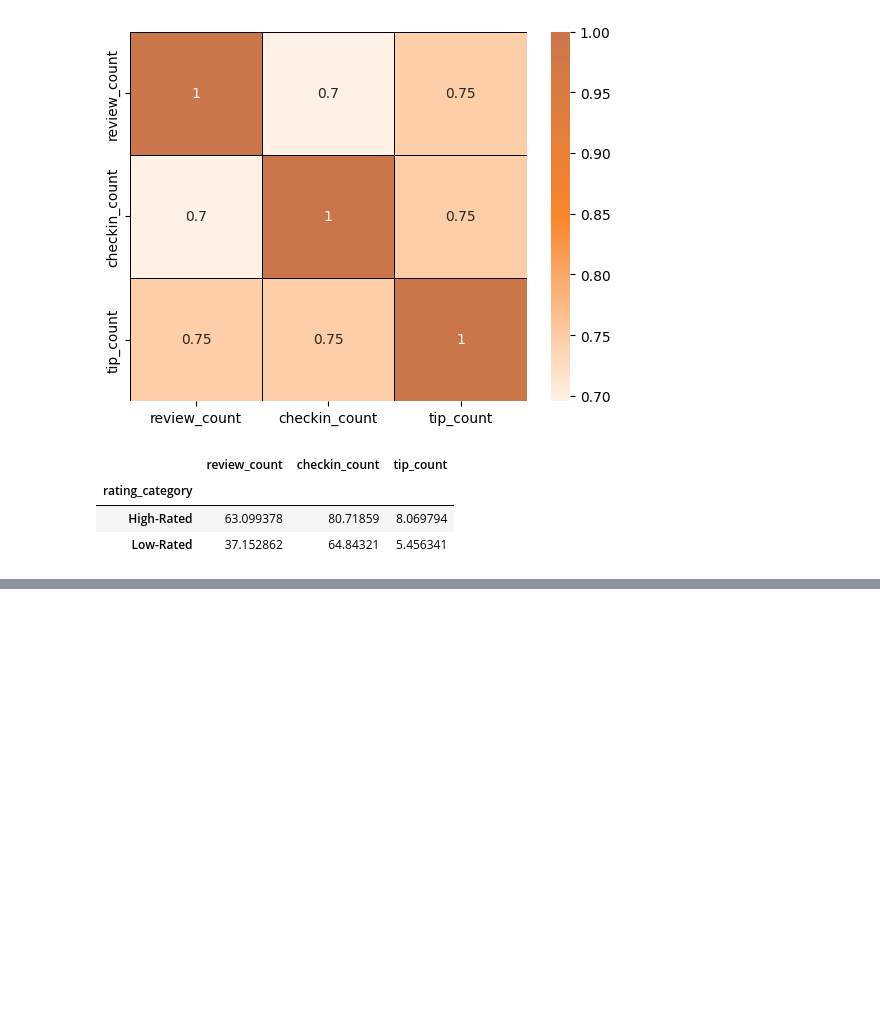
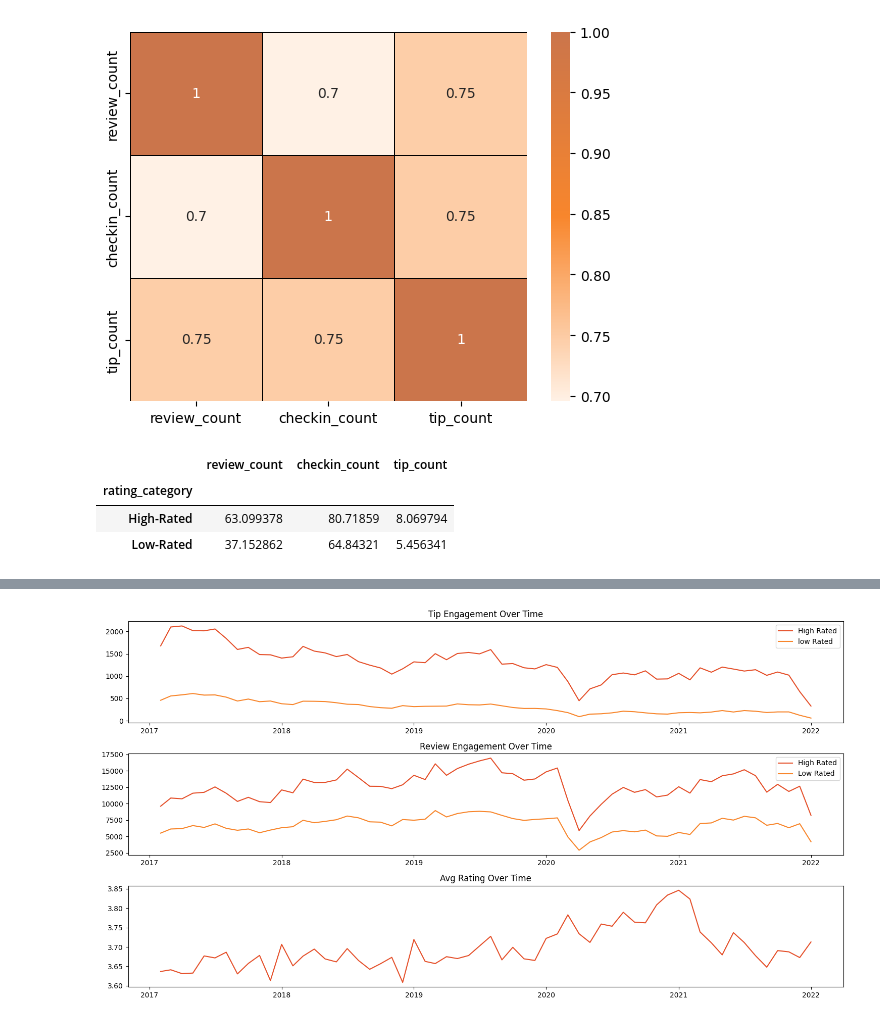
Before and after one commit to Engineer-purvesh18/Customer_Engagement, a Jupyter notebook: analysis.ipynb, the cells around one changed output, grey strips where cells are left out. Saved outputs shown, nothing was run; the diff lists cells and outputs as text; code cells hidden in the pictures; blank space fills up the shorter version.

```diff
--- a/analysis.ipynb
+++ b/analysis.ipynb
@@ -381,3 +381,82 @@ m.add_child(color_scale)
 | 8 | AB | Edmonton | 53.436403 | -113.604288 | 3.509379 | 45916 | 1546 | 37.671748 |
 | 9 | ID | Boise | 43.611192 | -116.206275 | 3.558824 | 36104 | 561 | 37.346958 |
 [interactive output not drawn]
+# %%
+# Are there any patterns in user engagement over time for successful businesses compared to less successful ones?
+#  Are there any seasonal trends in the user engagement for restaurants?
+
+high_rated_engagement = pd.read_sql_query(f"""
+SELECT review.month_year, review.review_count, tip.tip_count FROM
+(SELECT strftime('%m-%Y', date) AS month_year, COUNT(*) AS review_count
+FROM review
+WHERE business_id IN {tuple(business_id['business_id'])} and stars >= 3.5
+GROUP BY month_year
+ORDER BY month_year) as review
+JOIN
+(SELECT AVG(b.stars), strftime('%m-%Y', tip.date) AS month_year, COUNT(*) AS tip_count
+FROM tip
+JOIN business as b
+on tip.business_id = b.business_id
+WHERE tip.business_id IN {tuple(business_id['business_id'])} and b.stars >= 3.5
+GROUP BY month_year
+ORDER BY month_year) as tip
+
+on review.month_year = tip.month_year
+;""",conn)
+
+low_rated_engagement = pd.read_sql_query(f"""
+SELECT review.month_year, review.review_count, tip.tip_count FROM
+(SELECT strftime('%m-%Y', date) AS month_year, COUNT(*) AS review_count
+FROM review
+WHERE business_id IN {tuple(business_id['business_id'])} and stars < 3.5
+GROUP BY month_year
+ORDER BY month_year) as review
+JOIN
+(SELECT AVG(b.stars), strftime('%m-%Y', tip.date) AS month_year, COUNT(*) AS tip_count
+FROM tip
+JOIN business as b
+on tip.business_id = b.business_id
+WHERE tip.business_id IN {tuple(business_id['business_id'])} and b.stars < 3.5
+GROUP BY month_year
+ORDER BY month_year) as tip
+
+on review.month_year = tip.month_year
+;""",conn)
+
+time_rating = pd.read_sql_query(f"""SELECT strftime('%m-%Y', date) AS month_year, AVG(stars) as avg_rating
+FROM review
+WHERE business_id IN {tuple(business_id['business_id'])}
+GROUP BY month_year
+ORDER BY month_year
+;""",conn)
+time_rating['month_year'] = pd.to_datetime(time_rating['month_year'])
+time_rating.sort_values('month_year',inplace = True)
+time_rating = time_rating[time_rating['month_year']>'2017']
+
+high_rated_engagement['month_year'] = pd.to_datetime(high_rated_engagement['month_year'])
+high_rated_engagement.sort_values('month_year',inplace = True)
+high_rated_engagement = high_rated_engagement[high_rated_engagement['month_year']>'2017']
+
+low_rated_engagement['month_year'] = pd.to_datetime(low_rated_engagement['month_year'])
+low_rated_engagement.sort_values('month_year',inplace = True)
+low_rated_engagement = low_rated_engagement[low_rated_engagement['month_year']>'2017']
+high_rated_engagement['avg_rating'] = time_rating['avg_rating'].values
+
+plt.figure(figsize = (15,8))
+plt.subplot(3,1,1)
+plt.title('Tip Engagement Over Time')
+plt.plot(high_rated_engagement['month_year'],high_rated_engagement['tip_count'], label = 'High Rated', color = '#E54F29')
+plt.plot(low_rated_engagement['month_year'],low_rated_engagement['tip_count'], label = 'low Rated',color = '#F8862C')
+plt.legend()
+plt.subplot(3,1,2)
+plt.title('Review Engagement Over Time')
+plt.plot(high_rated_engagement['month_year'],high_rated_engagement['review_count'], label = 'High Rated', color = '#E54F29')
+plt.plot(low_rated_engagement['month_year'],low_rated_engagement['review_count'],  label = 'Low Rated', color = '#F8862C')
+plt.legend()
+plt.subplot(3,1,3)
+plt.title('Avg Rating Over Time')
+plt.plot(time_rating['month_year'],time_rating['avg_rating'], color = '#E54F29')
+plt.tight_layout()
+plt.show()
+# %% [output]
+[figure, added]
```
Also changed, not shown: parts of 8 cells of this notebook, 1 other file.
